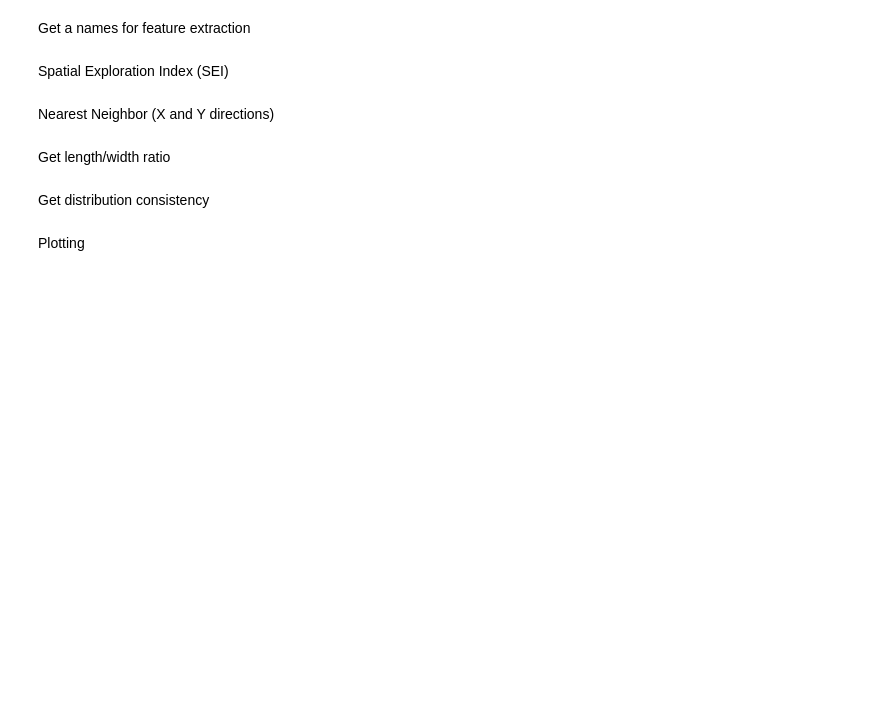
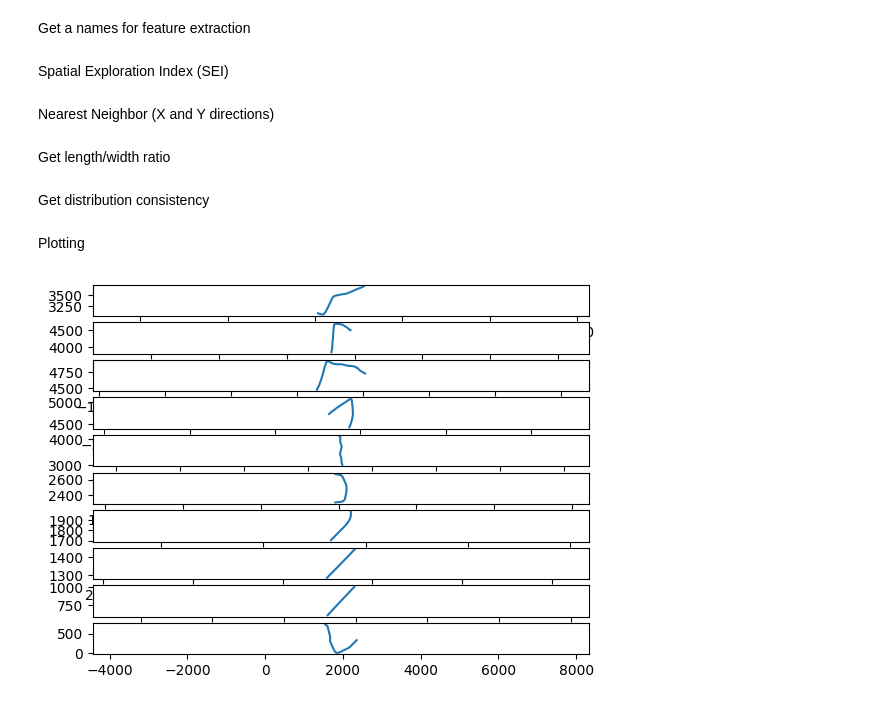
Before and after one commit to Tufts-University/FLOCK, a Jupyter notebook: Tutorials/PACS-Metrics.ipynb, the cells around one changed output. Saved outputs shown, nothing was run; the diff lists cells and outputs as text; code cells hidden in the pictures; blank space fills up the shorter version.

```diff
--- a/Tutorials/PACS-Metrics.ipynb
+++ b/Tutorials/PACS-Metrics.ipynb
@@ -95,3 +73,13 @@ y_PACS = pd.Series(np.arange(time_length))
+# %%
+# find best turn
+
+fig, axs = plt.subplots(len(smooth_rucks))
+
+for smruck, ax in zip(smooth_rucks, axs):
+    ax.plot(smruck[[r for r in smruck.columns if 'UTM_x' in r]].mean(axis=1), smruck[[r for r in smruck.columns if 'UTM_y' in r]].mean(axis=1))
+    ax.set_aspect('equal', adjustable="datalim")
+# %% [output]
+[figure, added]
 # %%
 # random_slice.to_pickle(r'C:\Users\James\Downloads\rndslcs.pkl')
 # random_PACS_slice.to_pickle(r'C:\Users\James\Downloads\rndpacsslcs.pkl')
```
Also changed, not shown: parts of 11 cells of this notebook, 6 other files.
